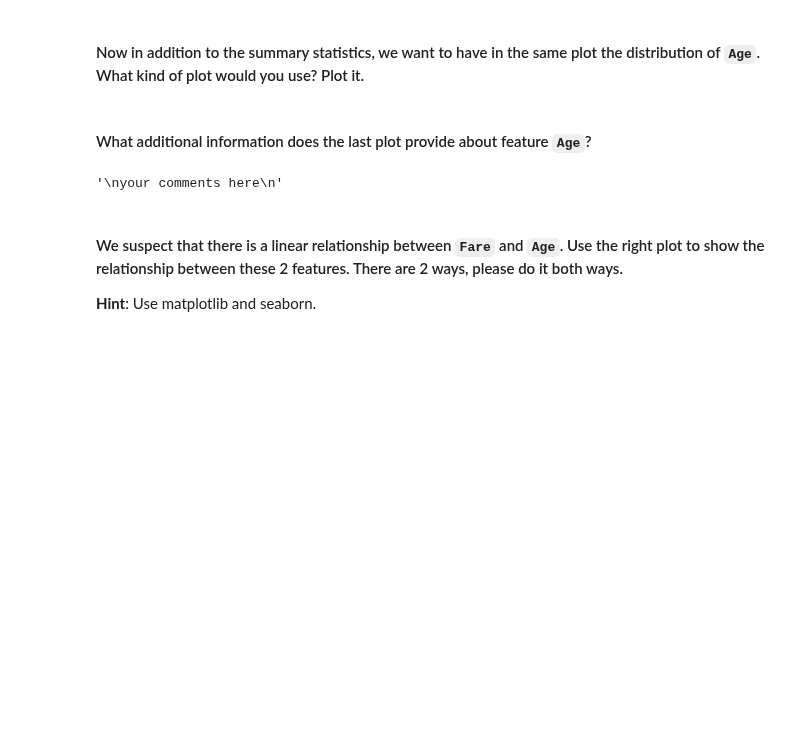
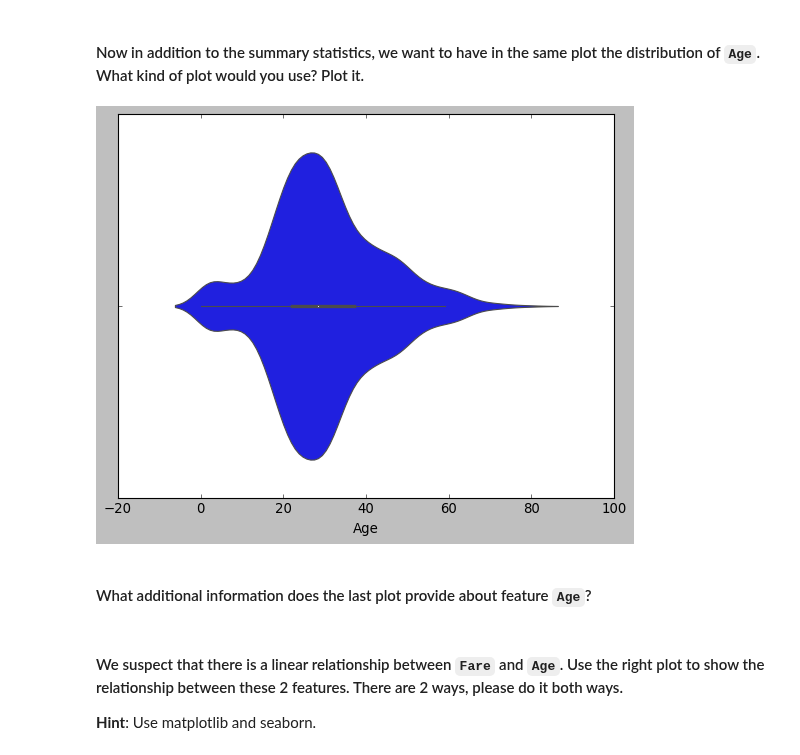
Before and after one commit to ta-data-lis/lab-matplotlib-seaborn, a Jupyter notebook: your-code/main.ipynb, the cells around one changed output. Saved outputs shown, nothing was run; the diff lists cells and outputs as text; code cells hidden in the pictures; blank space fills up the shorter version.

```diff
--- a/your-code/main.ipynb
+++ b/your-code/main.ipynb
@@ -304,8 +302,7 @@ your comments here
+# %%
+sns.violinplot(titanic['Age'])
+plt.show()
+# %% [output]
+[figure, added]
 # %% [markdown]
 #### What additional information does the last plot provide about feature `Age`?
-# %%
-"""
-your comments here
-"""
-# %% [output]
-'\nyour comments here\n'
```
Also changed, not shown: parts of 16 cells of this notebook.
